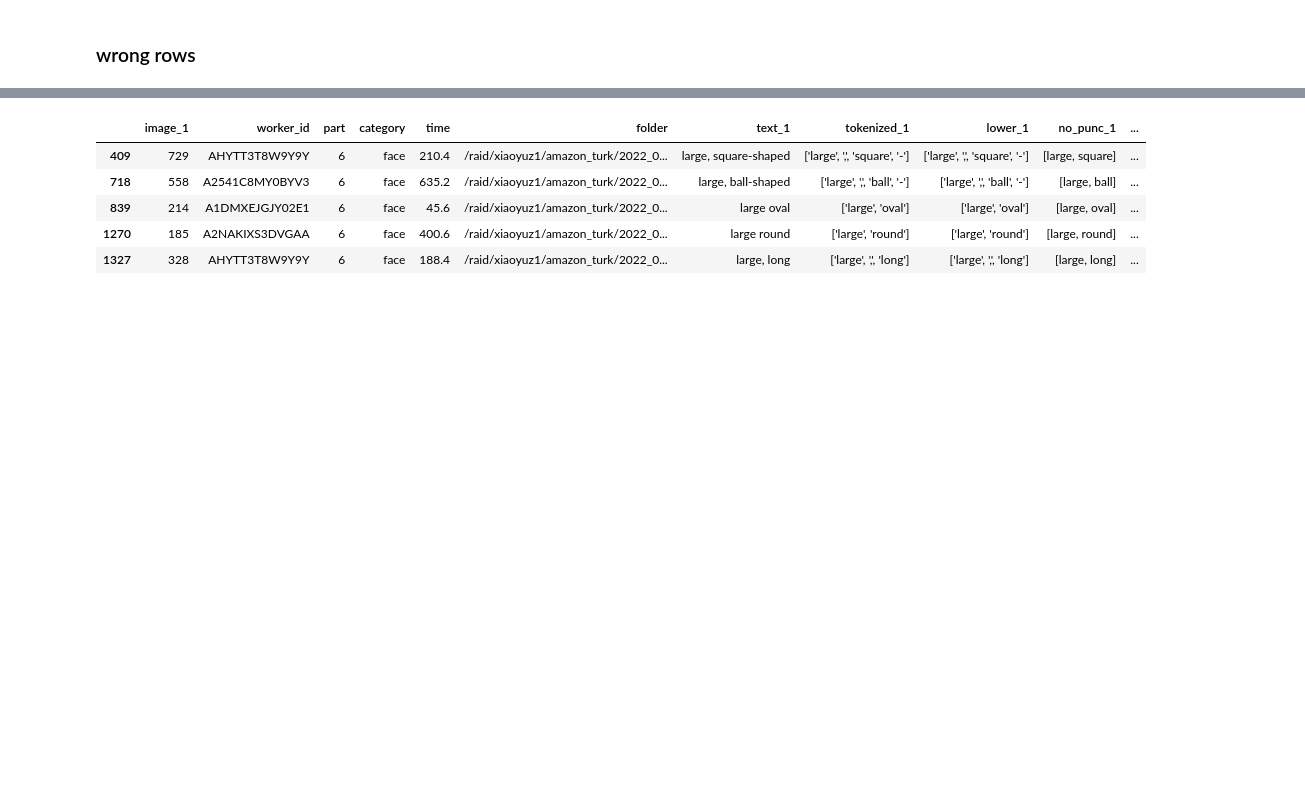
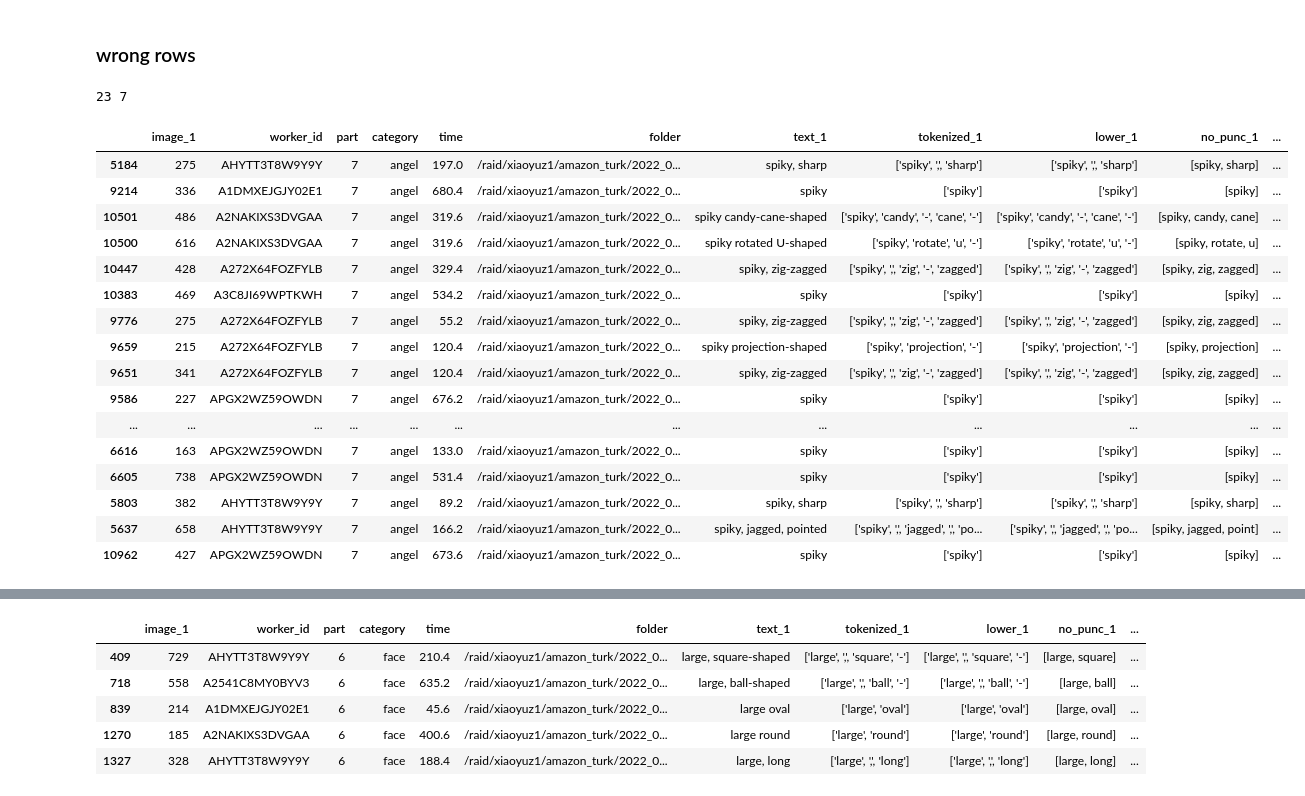
Before and after one commit to ErinZhang1998/sketch_collection, a Jupyter notebook: 03_28_analysis.ipynb, the cells around one changed output, grey strips where cells are left out. Cells and saved outputs as stored; diff of their text form; code cells hidden in the pictures; blank space fills up the shorter version.

Commit message:
writing data summary

```diff
--- a/03_28_analysis.ipynb
+++ b/03_28_analysis.ipynb
@@ -200,0 +235,17 @@ def num_unique_words(df):
+# %%
+dfcount = pd.DataFrame.from_dict(cdata, orient='index', columns = ['total', 'face_eyes', \
+                                                         'face_nose', 'face_mouth', 'face_hair', \
+                                                                   'face_outline of face', \
+       'angel_halo', 'angel_eyes', 'angel_nose', 'angel_mouth',
+       'angel_outline of face', 'angel_body', 'angel_wings',
+       ])
+dfcount = dfcount.sort_values(by=['total'], ascending=False)
+# %%
+c_words = []
+for c in dfcount.columns:
+    if "_" in c:
+        c_words.append(c.split("_")[1])
+    else:
+        c_words.append(c)
+cstr = " & ".join(c_words)
+print(cstr + r" \\")
@@ -200,0 +254,13 @@ def num_unique_words(df):
+# %%
+for i,k in enumerate(dfcount.index.tolist()[:10]):
+    row = dfcount.iloc[i]
+    c_words = [k]
+    for c in dfcount.columns:
+        if c == "total":
+            continue
+        if np.isnan(row[c]):
+            c_words.append(" ")
+        else:
+            c_words.append(str(int(row[c])))
+    cstr = " & ".join(c_words)
+    print(cstr + r" \\")
@@ -200,0 +278,7 @@ def num_unique_words(df):
+# %%
+share = 0
+for k in dfcount.index.tolist()[:200]:
+    if k in cface and k in cangel:
+        if cface[k] > 0 and cangel[k] > 0:
+            share += 1
+print(share)
@@ -1243,10 +1327,31 @@ len(all_pair_df)
 # %% [markdown]
 ### wrong rows
 # %%
-dfii = dfo[(dfo['category'] == 'angel') & (dfo['image_1'] == 93)]
+dfii = rd.find_one(dfo, 'spiky', 'no_punc_1')
+dfii = dfii[(dfii['category'] == 'angel')]
+# dfii = dfo[(dfo['category'] == 'angel') & (dfo['image_1'] == 93)]
 print(len(dfii), len(dfii['worker_id'].unique()))
 dfii = dfii.sort_values(by=['part'], ascending=False)
 dfii
+# %% [output]
+23 7
+|  | image_1 | worker_id | part | category | time | folder | text_1 | tokenized_1 | lower_1 | no_punc_1 | ... |
+| 5184 | 275 | AHYTT3T8W9Y9Y | 7 | angel | 197.0 | /raid/xiaoyuz1/amazon_turk/2022_0... | spiky, sharp | ['spiky', ',', 'sharp'] | ['spiky', ',', 'sharp'] | [spiky, sharp] | ... |
+| 9214 | 336 | A1DMXEJGJY02E1 | 7 | angel | 680.4 | /raid/xiaoyuz1/amazon_turk/2022_0... | spiky | ['spiky'] | ['spiky'] | [spiky] | ... |
+| 10501 | 486 | A2NAKIXS3DVGAA | 7 | angel | 319.6 | /raid/xiaoyuz1/amazon_turk/2022_0... | spiky candy-cane-shaped | ['spiky', 'candy', '-', 'cane', '-'] | ['spiky', 'candy', '-', 'cane', '-'] | [spiky, candy, cane] | ... |
+| 10500 | 616 | A2NAKIXS3DVGAA | 7 | angel | 319.6 | /raid/xiaoyuz1/amazon_turk/2022_0... | spiky rotated U-shaped | ['spiky', 'rotate', 'u', '-'] | ['spiky', 'rotate', 'u', '-'] | [spiky, rotate, u] | ... |
+| 10447 | 428 | A272X64FOZFYLB | 7 | angel | 329.4 | /raid/xiaoyuz1/amazon_turk/2022_0... | spiky, zig-zagged | ['spiky', ',', 'zig', '-', 'zagged'] | ['spiky', ',', 'zig', '-', 'zagged'] | [spiky, zig, zagged] | ... |
+| 10383 | 469 | A3C8JI69WPTKWH | 7 | angel | 534.2 | /raid/xiaoyuz1/amazon_turk/2022_0... | spiky | ['spiky'] | ['spiky'] | [spiky] | ... |
+| 9776 | 275 | A272X64FOZFYLB | 7 | angel | 55.2 | /raid/xiaoyuz1/amazon_turk/2022_0... | spiky, zig-zagged | ['spiky', ',', 'zig', '-', 'zagged'] | ['spiky', ',', 'zig', '-', 'zagged'] | [spiky, zig, zagged] | ... |
+| 9659 | 215 | A272X64FOZFYLB | 7 | angel | 120.4 | /raid/xiaoyuz1/amazon_turk/2022_0... | spiky projection-shaped | ['spiky', 'projection', '-'] | ['spiky', 'projection', '-'] | [spiky, projection] | ... |
+| 9651 | 341 | A272X64FOZFYLB | 7 | angel | 120.4 | /raid/xiaoyuz1/amazon_turk/2022_0... | spiky, zig-zagged | ['spiky', ',', 'zig', '-', 'zagged'] | ['spiky', ',', 'zig', '-', 'zagged'] | [spiky, zig, zagged] | ... |
+| 9586 | 227 | APGX2WZ59OWDN | 7 | angel | 676.2 | /raid/xiaoyuz1/amazon_turk/2022_0... | spiky | ['spiky'] | ['spiky'] | [spiky] | ... |
+| ... | ... | ... | ... | ... | ... | ... | ... | ... | ... | ... | ... |
+| 6616 | 163 | APGX2WZ59OWDN | 7 | angel | 133.0 | /raid/xiaoyuz1/amazon_turk/2022_0... | spiky | ['spiky'] | ['spiky'] | [spiky] | ... |
+| 6605 | 738 | APGX2WZ59OWDN | 7 | angel | 531.4 | /raid/xiaoyuz1/amazon_turk/2022_0... | spiky | ['spiky'] | ['spiky'] | [spiky] | ... |
+| 5803 | 382 | AHYTT3T8W9Y9Y | 7 | angel | 89.2 | /raid/xiaoyuz1/amazon_turk/2022_0... | spiky, sharp | ['spiky', ',', 'sharp'] | ['spiky', ',', 'sharp'] | [spiky, sharp] | ... |
+| 5637 | 658 | AHYTT3T8W9Y9Y | 7 | angel | 166.2 | /raid/xiaoyuz1/amazon_turk/2022_0... | spiky, jagged, pointed | ['spiky', ',', 'jagged', ',', 'po... | ['spiky', ',', 'jagged', ',', 'po... | [spiky, jagged, point] | ... |
+| 10962 | 427 | APGX2WZ59OWDN | 7 | angel | 673.6 | /raid/xiaoyuz1/amazon_turk/2022_0... | spiky | ['spiky'] | ['spiky'] | [spiky] | ... |
 # %%
 row_figsize = 3
 column_figsize = 3
```
Also changed, not shown: parts of 7 cells of this notebook, 1 other file.
